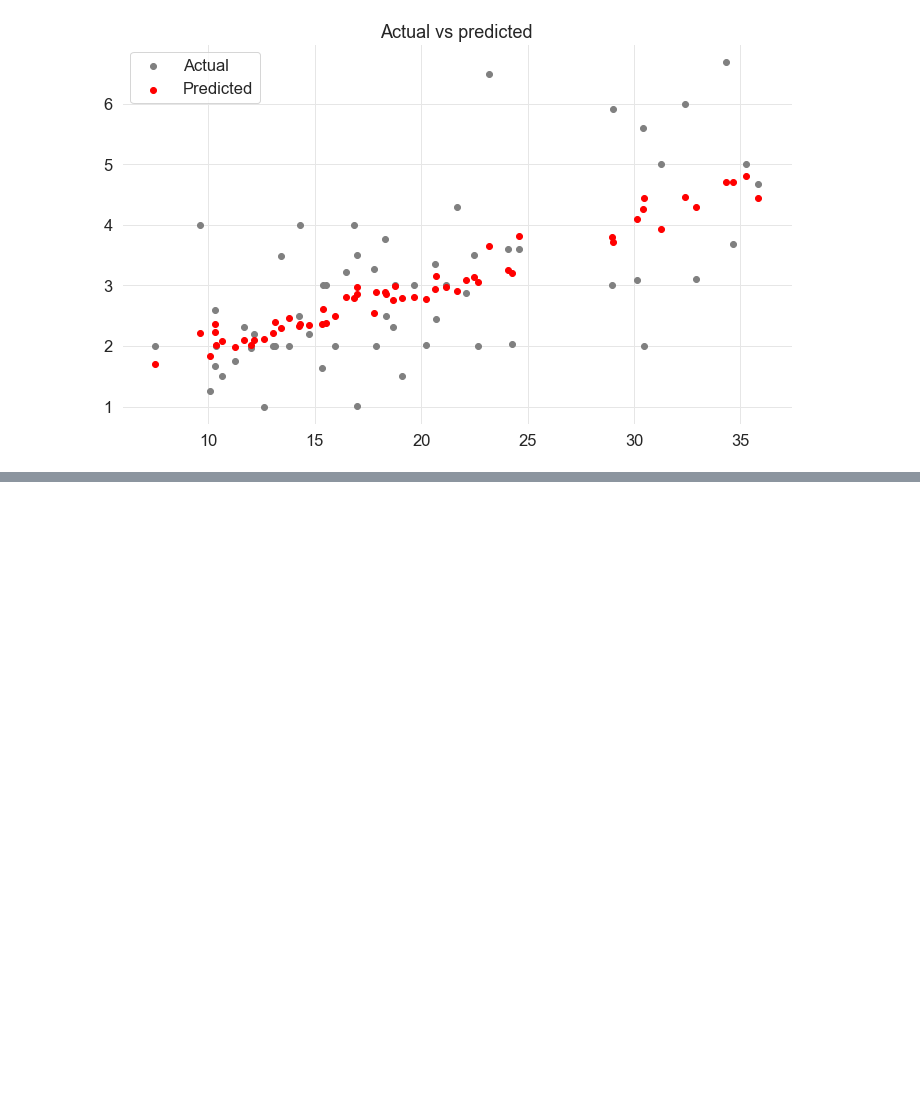
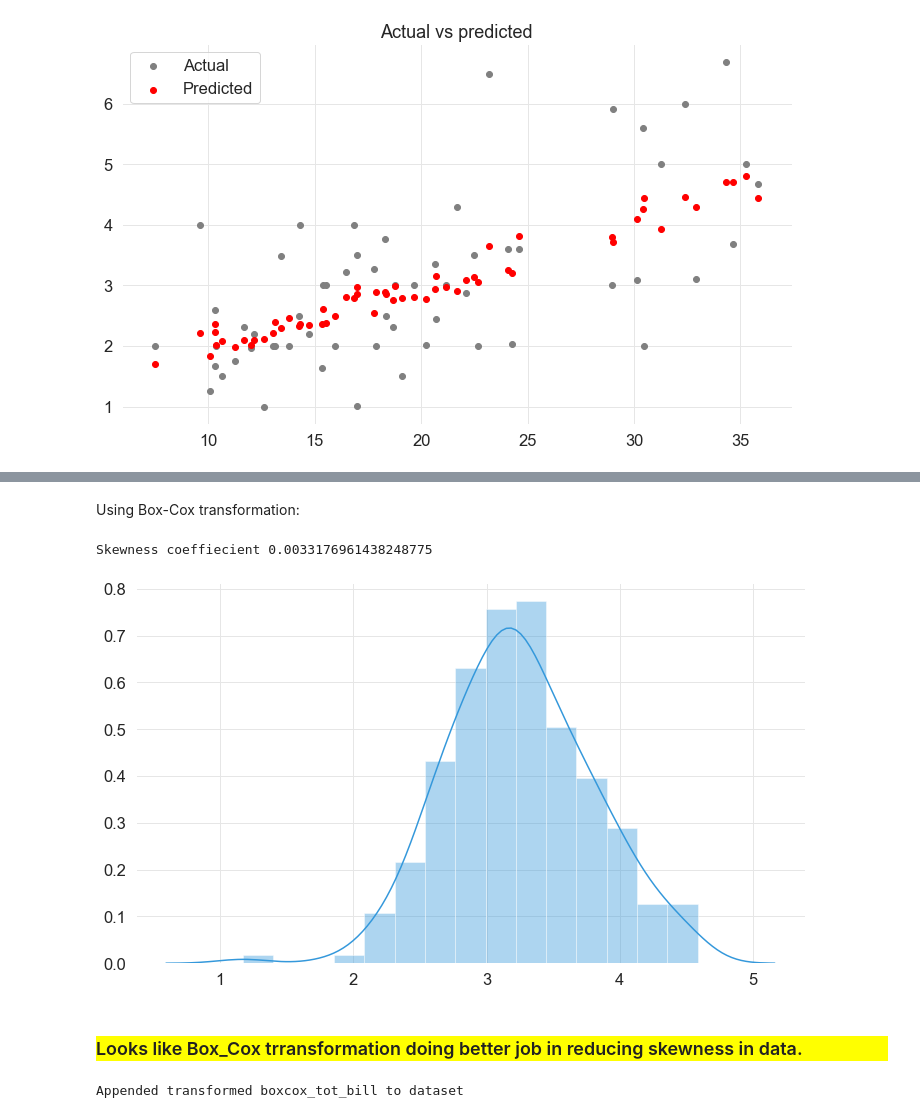
Before and after one commit to ajithcl/TipsAnalysis, a Jupyter notebook: Tips_analysis.ipynb, the cells around one changed output, grey strips where cells are left out. Drawn from its saved outputs; the diff is of its cells as text; code cells hidden in the pictures; blank space fills up the shorter version.

```diff
--- a/Tips_analysis.ipynb
+++ b/Tips_analysis.ipynb
@@ -377,0 +413,19 @@ plt.title("Actual vs predicted");
+# %% [markdown]
+Using Box-Cox transformation:
+# %%
+boxcox_tot_bill = stats.boxcox(df_input.total_bill)[0]
+boxcox_tot_bill = pd.Series(boxcox_tot_bill)
+print (f"Skewness coeffiecient {boxcox_tot_bill.skew()}")
+sns.distplot(boxcox_tot_bill);
+# %% [output]
+Skewness coeffiecient 0.0033176961438248775
+[figure, added]
+# %% [markdown]
+<h3 style='background-color:yellow'>
+    Looks like Box_Cox trransformation doing better job in reducing skewness in data.
+    </h3>
+# %%
+df_input["boxcox_tot_bill"] = pd.Series(stats.boxcox(df_input.total_bill)[0])
+print ("Appended transformed boxcox_tot_bill to dataset.")
+# %% [output]
+Appended transformed boxcox_tot_bill to dataset
```
Also changed, not shown: parts of 24 cells of this notebook.
